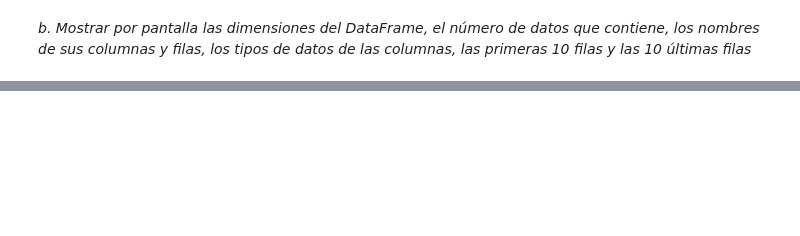
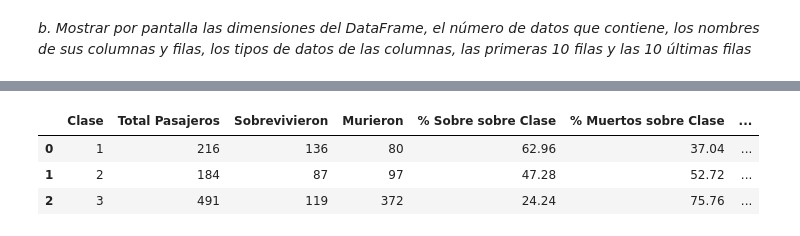
Before and after one commit to fidebravo/Modulo2, a Jupyter notebook: Modulo2_Actividad4.ipynb, the cells around one changed output, grey strips where cells are left out. Saved outputs shown, nothing was run; the diff lists cells and outputs as text; code cells hidden in the pictures; blank space fills up the shorter version.

```diff
--- a/Modulo2_Actividad4.ipynb
+++ b/Modulo2_Actividad4.ipynb
@@ -202,0 +222,9 @@ df_titanic.tail(10)
+# %%
+df_survived = df_titanic['Survived'] == 1
+df_titanic_survived =  df_titanic[df_survived]
+number_survided = df_titanic_survived.shape[0]
+number_died = df_titanic.shape[0]  - number_survided
+survived_porcentaje = round((number_survided / df_titanic.shape[0] * 100), 2)
+died_porcentaje = 100 - survived_porcentaje
+
+print(f'- La cantidad de personas que sobrevieron en Titanic es {number_survided} que equivale al {survived_porcentaje}%.  La cantidad de personas que murieron es {number_died} que equivale al {died_porcentaje}%')
@@ -202,0 +235,75 @@ df_titanic.tail(10)
+# %%
+clases_en_titanic = df_titanic_survived['Pclass'].unique().tolist()
+clases_ordenadas = sorted(clases_en_titanic)
+total_tipo_clases = len(clases_ordenadas)
+
+# ------------------------------------------------------------------------
+
+clase1_total = df_titanic[df_titanic.Pclass == 1]['PassengerId'].count()
+clase2_total = df_titanic[df_titanic.Pclass == 2]['PassengerId'].count()
+clase3_total = df_titanic[df_titanic.Pclass == 3]['PassengerId'].count()
+
+total_x_clase = [clase1_total, clase2_total, clase3_total]
+
+# -----------------------------------------------------------------------
+
+clase1_survived = df_titanic[df_titanic.Pclass == 1]['Survived'].sum()
+clase2_survived = df_titanic[df_titanic.Pclass == 2]['Survived'].sum()
+clase3_survived = df_titanic[df_titanic.Pclass ==  3]['Survived'].sum()
+
+total_sob_x_clase = [clase1_survived, clase2_survived, clase3_survived]
+
+# -------------------------------------------------------------------------
+
+clase1_died = clase1_total - clase1_survived
+clase2_died = clase2_total - clase2_survived
+clase3_died = clase3_total - clase3_survived
+
+total_muer_x_clase = [clase1_died, clase2_died, clase3_died]
+
+# ---------------------------------------------------------------------
+
+perc_clase1_surv_por_clase =  round((clase1_survived / clase1_total) * 100, 2)
+perc_clase2_surv_por_clase = round((clase2_survived / clase2_total) * 100, 2)
+perc_clase3_surv_por_clase = round((clase3_survived / clase3_total) * 100, 2)
+
+porcen_sobr_x_clase = [perc_clase1_surv_por_clase, perc_clase2_surv_por_clase, perc_clase3_surv_por_clase]
+
+# ---------------------------------------------------------------------------
+
+perc_clase1_died_por_clase = 100 - perc_clase1_surv_por_clase
+perc_clase2_died_por_clase = 100 - perc_clase2_surv_por_clase
+perc_clase3_died_por_clase = 100 - perc_clase3_surv_por_clase
+
+porcen_muer_x_clase = [perc_clase1_died_por_clase, perc_clase2_died_por_clase, perc_clase3_died_por_clase]
+# -----------------------------------------------------------------------
+
+perc_clase1_surv_sobre_total = round((perc_clase1_surv_por_clase / df_titanic.shape[0]) * 100, 2)
+perc_clase2_surv_sobre_total = round((perc_clase2_surv_por_clase / df_titanic.shape[0]) * 100, 2)
+perc_clase3_surv_sobre_total = round((perc_clase3_surv_por_clase / df_titanic.shape[0]) * 100, 2)
+
+porcen_sobr_sobre_total = [perc_clase1_surv_sobre_total, perc_clase2_surv_sobre_total, perc_clase3_surv_sobre_total]
+
+# -------------------------------------------------------------------------------
+
+perc_clase1_died_sobre_total = 100 - perc_clase1_surv_sobre_total
+perc_clase2_died_sobre_total = 100 - perc_clase2_surv_sobre_total
+perc_clase3_died_sobre_total = 100 - perc_clase3_surv_sobre_total
+
+porc_muer_sobre_total = [perc_clase1_died_sobre_total, perc_clase2_died_sobre_total, perc_clase3_died_sobre_total]
+
+
+# --------------------------------------------------------------------------
+
+datos_surv_died_titanic = {'Clase' : clases_ordenadas, 'Total Pasajeros' : total_x_clase, 'Sobrevivieron' : total_sob_x_clase, 'Murieron' : total_muer_x_clase,
+                           '% Sobre sobre Clase': porcen_sobr_x_clase, '% Muertos sobre Clase' : porcen_muer_x_clase, '% Survived sobre Total' : porcen_sobr_sobre_total, '% Muertos sobre Total' : porc_muer_sobre_total}
+
+df_supervivientes = pd.DataFrame(datos_surv_died_titanic)
+
+
+df_supervivientes
+# %% [output]
+|  | Clase | Total Pasajeros | Sobrevivieron | Murieron | % Sobre sobre Clase | % Muertos sobre Clase | ... |
+| 0 | 1 | 216 | 136 | 80 | 62.96 | 37.04 | ... |
+| 1 | 2 | 184 | 87 | 97 | 47.28 | 52.72 | ... |
+| 2 | 3 | 491 | 119 | 372 | 24.24 | 75.76 | ... |
```
Also changed, not shown: parts of 18 cells of this notebook.
